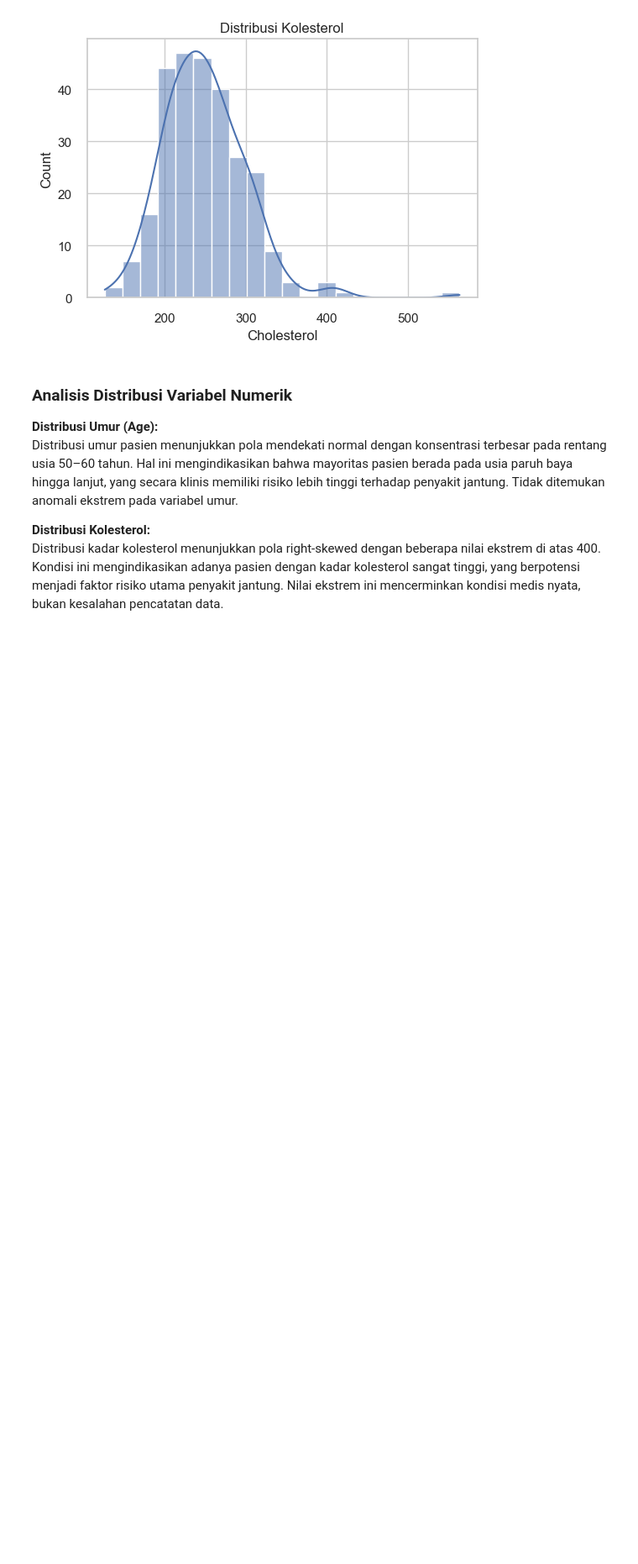
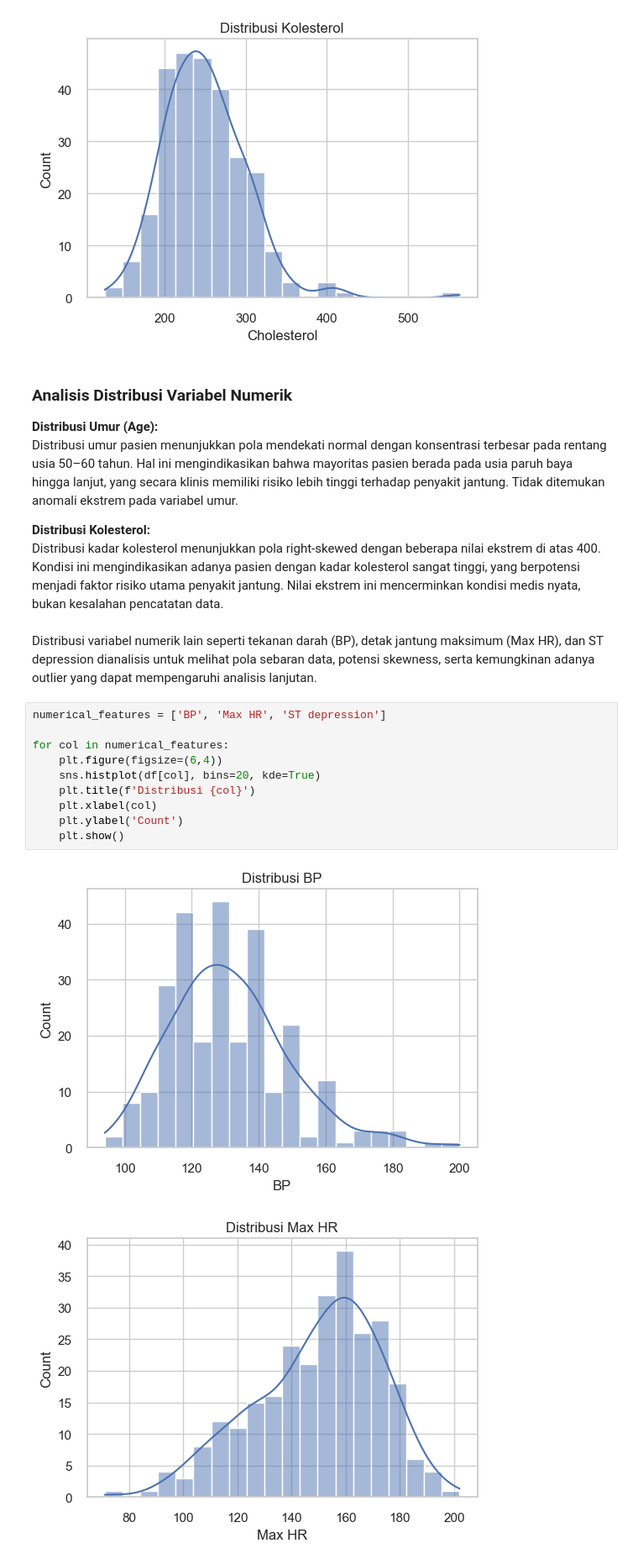
Before and after one commit to rsydkmal/heart-disease-analysis, a Jupyter notebook: notebooks/01_eda_heart_disease.ipynb, the cells around one changed output. Shown at 84% size. Drawn from its saved outputs; the diff is of its cells as text; blank space fills up the shorter version.

Commit message:
EDA: analyze distribution of BP, Max HR, and ST depression

```diff
--- a/notebooks/01_eda_heart_disease.ipynb
+++ b/notebooks/01_eda_heart_disease.ipynb
@@ -157,3 +157,18 @@ Distribusi umur pasien menunjukkan pola mendekati normal dengan konsentrasi terb
 
 **Distribusi Kolesterol:**
 Distribusi kadar kolesterol menunjukkan pola right-skewed dengan beberapa nilai ekstrem di atas 400. Kondisi ini mengindikasikan adanya pasien dengan kadar kolesterol sangat tinggi, yang berpotensi menjadi faktor risiko utama penyakit jantung. Nilai ekstrem ini mencerminkan kondisi medis nyata, bukan kesalahan pencatatan data.
+# %% [markdown]
+Distribusi variabel numerik lain seperti tekanan darah (BP), detak jantung maksimum (Max HR), dan ST depression dianalisis untuk melihat pola sebaran data, potensi skewness, serta kemungkinan adanya outlier yang dapat mempengaruhi analisis lanjutan.
+# %%
+numerical_features = ['BP', 'Max HR', 'ST depression']
+
+for col in numerical_features:
+    plt.figure(figsize=(6,4))
+    sns.histplot(df[col], bins=20, kde=True)
+    plt.title(f'Distribusi {col}')
+    plt.xlabel(col)
+    plt.ylabel('Count')
+    plt.show()
+# %% [output]
+[figure, added]
+[figure, added]
```
Also changed, not shown: parts of 2 cells of this notebook.
